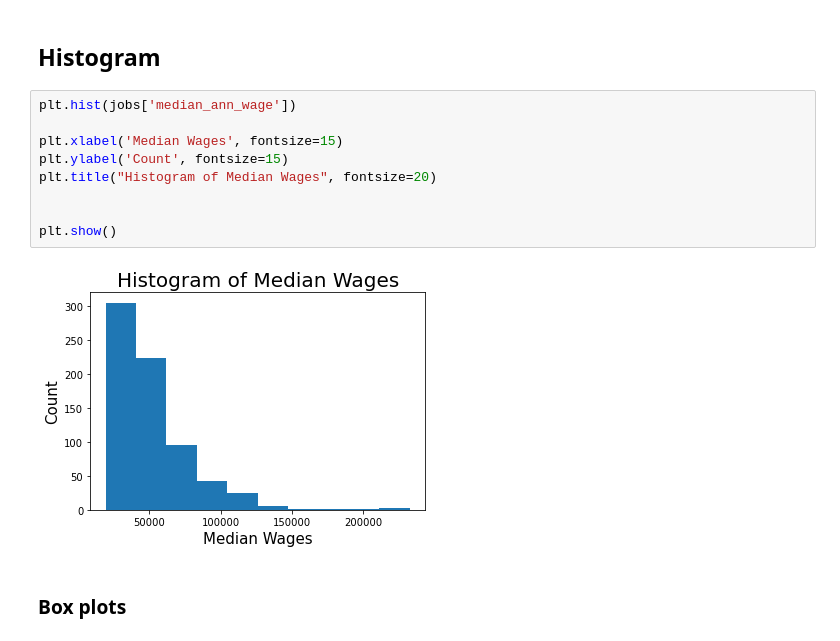
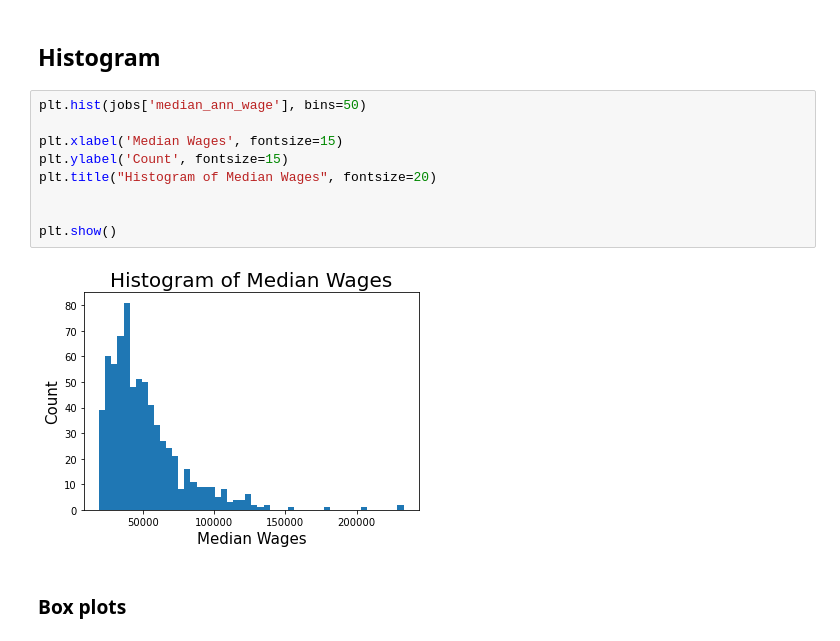
Before and after one commit to somethingabout/Data_Analysis_Python_R, a Jupyter notebook: Becoming a Viz Kid/Lecture 8.ipynb, the cells around one changed output. Saved outputs shown, nothing was run; the diff lists cells and outputs as text.

```diff
--- a/Becoming a Viz Kid/Lecture 8.ipynb
+++ b/Becoming a Viz Kid/Lecture 8.ipynb
@@ -268,16 +272,16 @@ plt.show()
 # %% [markdown]
 ## Histogram
 # %%
-plt.hist(jobs['median_ann_wage'])
+plt.hist(jobs['median_ann_wage'], bins=50)
 
 plt.xlabel('Median Wages', fontsize=15)
 plt.ylabel('Count', fontsize=15)
 plt.title("Histogram of Median Wages", fontsize=20)
 
 
 plt.show()
 # %% [output]
-[figure, old version]
+[figure, new version]
 # %% [markdown]
 ### Box plots
 # %%
```
Also changed, not shown: parts of 15 cells of this notebook, 4 other files.
